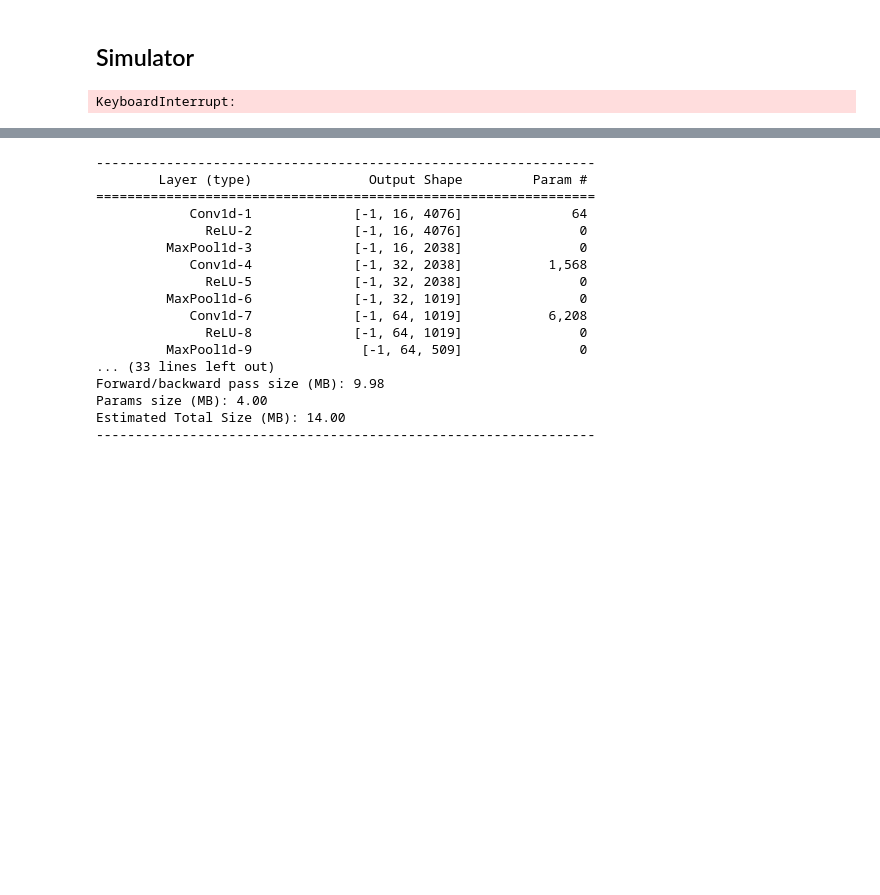
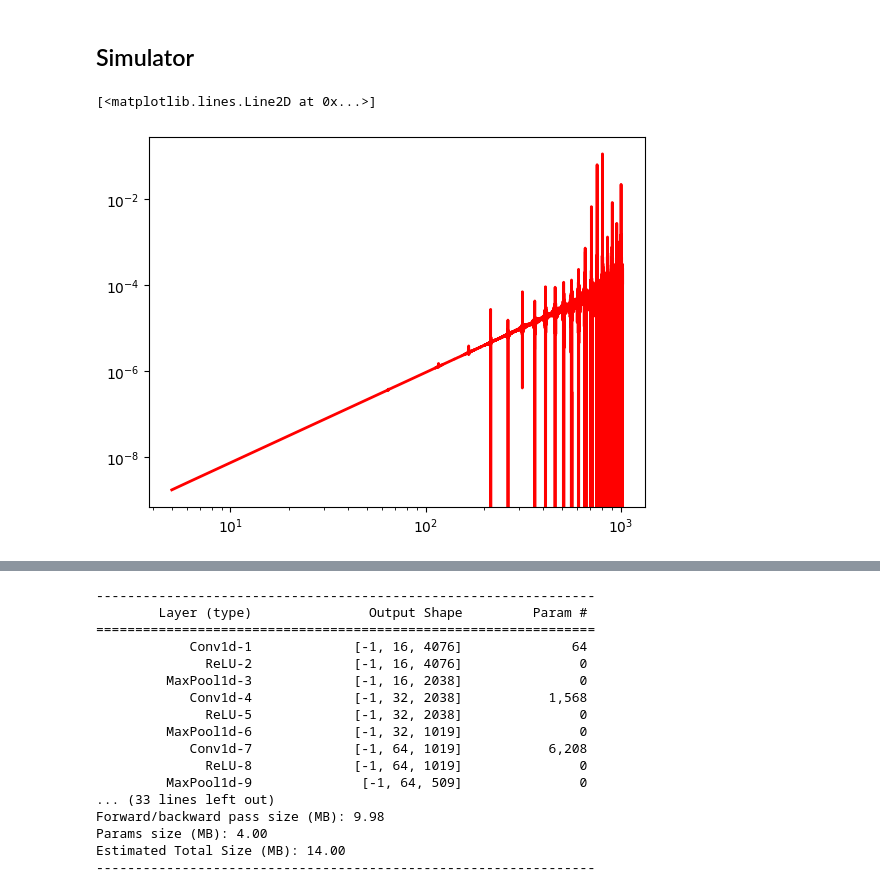
Before and after one commit to abbystokes/SBI_SGWB_DSMMA, a Jupyter notebook: Abby/Abbys_UNet.ipynb, the cells around one changed output, grey strips where cells are left out. Drawn from its saved outputs; the diff is of its cells as text; code cells hidden in the pictures; blank space fills up the shorter version.

```diff
--- a/Abby/Abbys_UNet.ipynb
+++ b/Abby/Abbys_UNet.ipynb
@@ -60,20 +61,21 @@ class Simulator(swyft.Simulator):
 # %%
 # Simluate data
 
 fref = 25
 CE_PSD = np.genfromtxt("cosmic_explorer_40km_for_paper.txt")
 CE_PSD[0, 0]  = 4.99999999999999999
 CE_PSD[:, 1] = CE_PSD[:, 1]**2
 gamma_HL = np.genfromtxt("gamma_HL.txt")
 T_obs = 365 * 24 * 3600
 
 sim = Simulator(fref, CE_PSD, gamma_HL, T_obs, bounds=None)
 obs = sim.sample(conditions = {'z': np.array([5e-8, 2.1])})
-samples = sim.sample(10000000) # 10 million samples
+samples = sim.sample(1000) # 100 samples
 
 # Plot simulated data
 #for i in range(len(samples)):
 #    plt.loglog(sim.freq, samples[i]['x'], 'k')
 plt.loglog(sim.freq, obs['x'], 'r', lw=2)
 # %% [output]
-KeyboardInterrupt:
+[<matplotlib.lines.Line2D at 0x...>]
+[figure, added]
```
Also changed, not shown: parts of 14 cells of this notebook.
